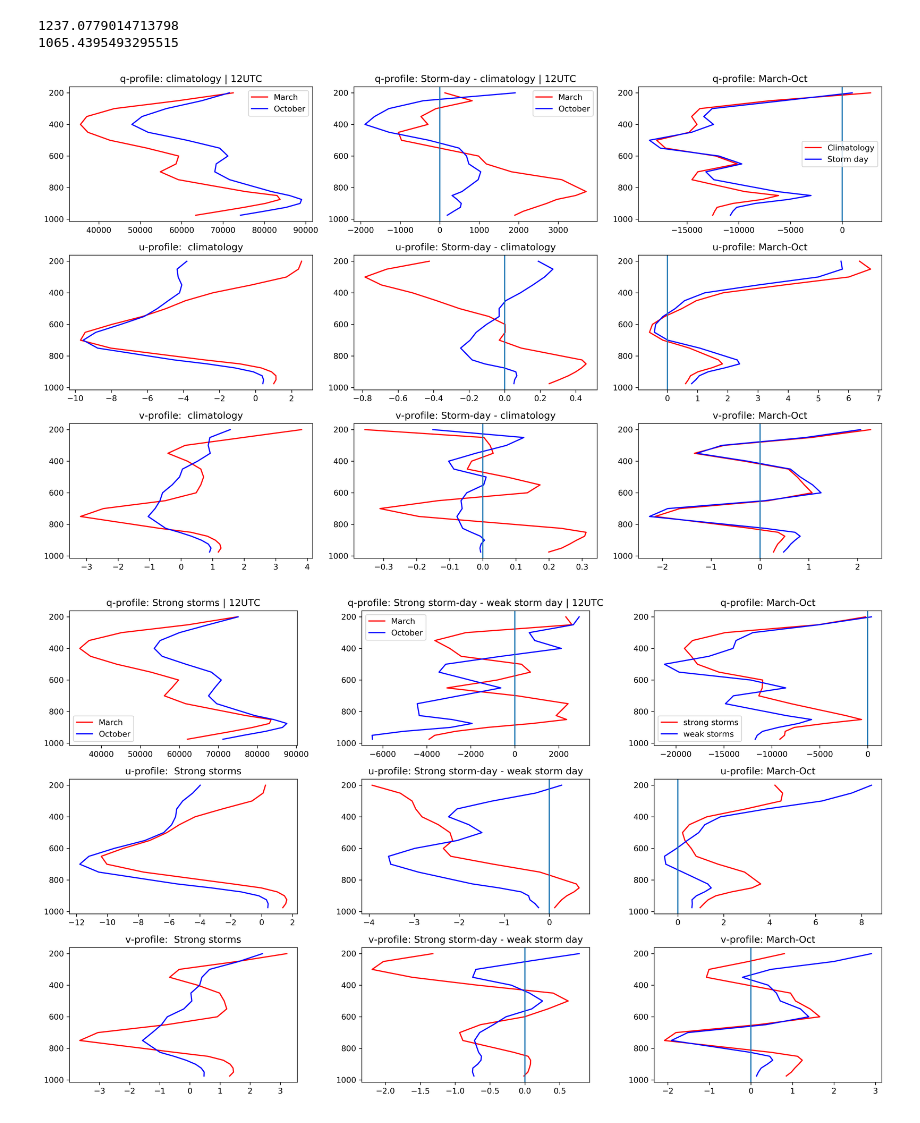
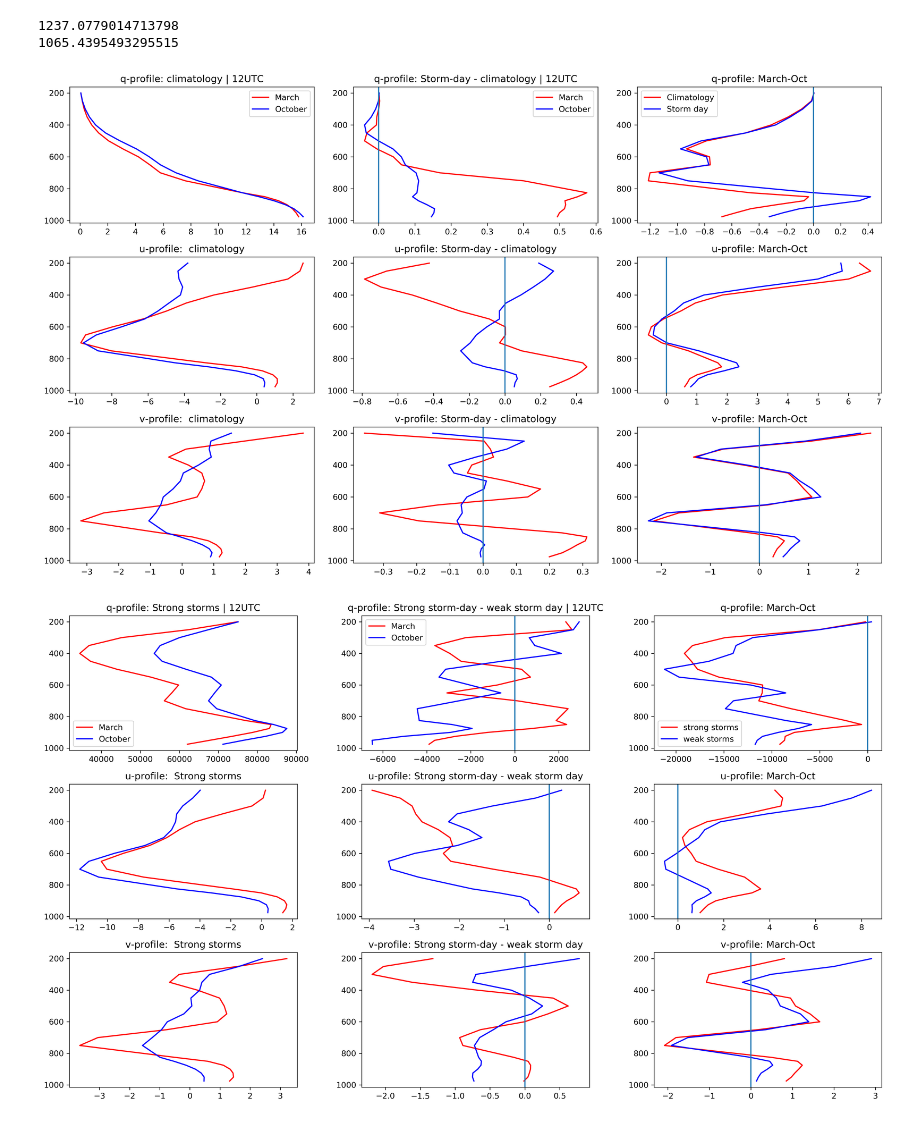
Before and after one commit to cornkle/proj_CEH, a Jupyter notebook: notebooks/CLOVER_soundings_March_Oct_stormtime_vs_average.ipynb, the cells around one changed output. Drawn from its saved outputs; the diff is of its cells as text; code cells hidden in the pictures.

```diff
--- a/notebooks/CLOVER_soundings_March_Oct_stormtime_vs_average.ipynb
+++ b/notebooks/CLOVER_soundings_March_Oct_stormtime_vs_average.ipynb
@@ -257,8 +288,8 @@ for v in era_march.keys():
     mar_strong[v] = np.array(era_march[v])[mstrong]
     mar_weak[v] = np.array(era_march[v])[mweak]
 # %%
-q_march =  np.array(era_march['r_col']).mean(axis=0)*1000
-q_oct =  np.array(era_oct['r_col']).mean(axis=0)*1000
+q_march =  np.array(era_march['q_col']).mean(axis=0)*1000
+q_oct =  np.array(era_oct['q_col']).mean(axis=0)*1000
 f = plt.figure(figsize=(15,9), dpi=300)
 f.add_subplot(331)
 plt.plot(q_march, era_pl.level.values,'r', label='March')
@@ -277,8 +308,8 @@ plt.plot(q_oct, era_pl.level.values,'b', label='October')
 plt.gca().invert_yaxis()
 plt.title('u-profile:  climatology')
 
-q_march = np.array(era_march['r_col']).mean(axis=0)*1000 - np.array(era_march_clim['r_col']).mean(axis=0)*1000
-q_oct = np.array(era_oct['r_col']).mean(axis=0)*1000 - np.array(era_oct_clim['r_col']).mean(axis=0)*1000
+q_march = np.array(era_march['q_col']).mean(axis=0)*1000 - np.array(era_march_clim['q_col']).mean(axis=0)*1000
+q_oct = np.array(era_oct['q_col']).mean(axis=0)*1000 - np.array(era_oct_clim['q_col']).mean(axis=0)*1000
 
 f.add_subplot(332)
 plt.plot(q_march, era_pl.level.values,'r', label='March')
@@ -298,8 +329,8 @@ plt.gca().invert_yaxis()
 plt.title('u-profile: Storm-day - climatology')
 
 
-q_march = np.array(era_march_clim['r_col']).mean(axis=0)*1000  - np.array(era_oct_clim['r_col']).mean(axis=0)*1000
-q_oct = np.array(era_march['r_col']).mean(axis=0)*1000 - np.array(era_oct['r_col']).mean(axis=0)*1000
+q_march = np.array(era_march_clim['q_col']).mean(axis=0)*1000  - np.array(era_oct_clim['q_col']).mean(axis=0)*1000
+q_oct = np.array(era_march['q_col']).mean(axis=0)*1000 - np.array(era_oct['q_col']).mean(axis=0)*1000
 f.add_subplot(333)
 plt.plot(q_march, era_pl.level.values,'r', label='Climatology')
 plt.plot(q_oct, era_pl.level.values,'b', label='Storm day')
@@ -322,34 +353,34 @@ sstr = 'v_col'
 q_march =  np.array(era_march_clim[sstr]).mean(axis=0)
 q_oct =  np.array(era_oct_clim[sstr]).mean(axis=0)
 f.add_subplot(337)
 plt.plot(q_march, era_pl.level.values,'r', label='March')
 plt.plot(q_oct, era_pl.level.values,'b', label='October')
 #plt.axvline(x=0)
 plt.gca().invert_yaxis()
 plt.title('v-profile:  climatology')
 
 q_march = np.array(era_march[sstr]).mean(axis=0) - np.array(era_march_clim[sstr]).mean(axis=0)
 q_oct = np.array(era_oct[sstr]).mean(axis=0) - np.array(era_oct_clim[sstr]).mean(axis=0)
 f.add_subplot(338)
 plt.plot(q_march, era_pl.level.values,'r', label='March')
 plt.plot(q_oct, era_pl.level.values,'b', label='October')
 plt.axvline(x=0)
 plt.gca().invert_yaxis()
 plt.title('v-profile: Storm-day - climatology')
 
 q_march = np.array(era_march_clim[sstr]).mean(axis=0) - np.array(era_oct_clim[sstr]).mean(axis=0)
 q_oct = np.array(era_march[sstr]).mean(axis=0) - np.array(era_oct[sstr]).mean(axis=0)
 f.add_subplot(339)
 plt.plot(q_march, era_pl.level.values,'r', label='Climatology')
 plt.plot(q_oct, era_pl.level.values,'b', label='Storm day')
 plt.axvline(x=0)
 plt.gca().invert_yaxis()
 plt.title('v-profile: March-Oct')
 
 plt.tight_layout()
 plt.savefig('/home/ck/DIR/cornkle/figs/CLOVER/uvq_profiles.png')
 # %% [output]
-[figure, old version]
+[figure, new version]
 # %%
 q_march =  np.array(mar_strong['r_col']).mean(axis=0)*1000
 q_oct =  np.array(oct_strong['r_col']).mean(axis=0)*1000
```
Also changed, not shown: parts of 6 cells of this notebook, 8 other files.
